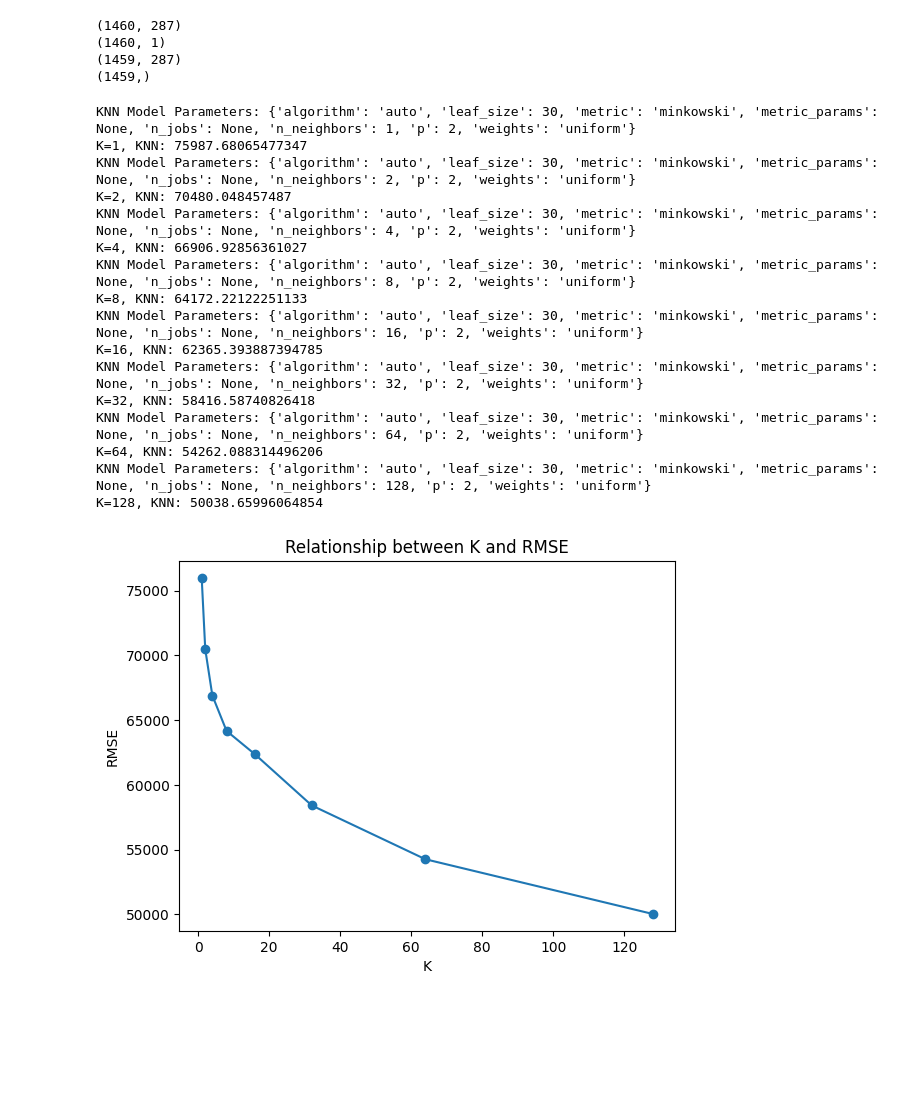
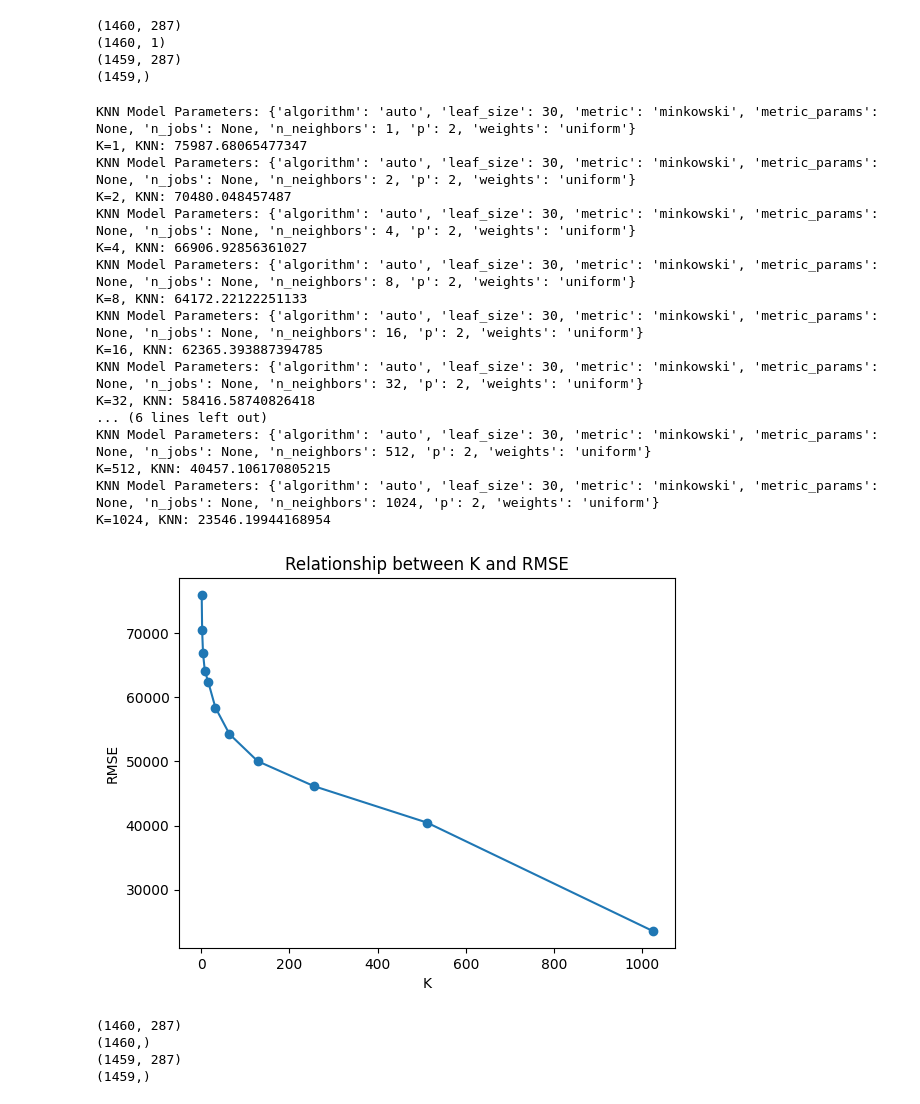
Before and after one commit to noelmrowiec/CS441, a Jupyter notebook: final_project/final_project.ipynb, the cells around one changed output. Saved outputs shown, nothing was run; the diff lists cells and outputs as text; code cells hidden in the pictures; blank space fills up the shorter version.

```diff
--- a/final_project/final_project.ipynb
+++ b/final_project/final_project.ipynb
@@ -140,32 +141,43 @@ train_Y = np.squeeze(train_Y)
 # %%
 K_set = []
 rmse_set = []
-for K in [1, 2, 4, 8, 16, 32, 64, 128]:
+for K in [1, 2, 4, 8, 16, 32, 64, 128, 256, 512, 1024]:
   rmse_KNN, Y_pred_KNN = KNN(train_X, train_Y, test_X, test_Y, K)
   K_set.append(K)
   rmse_set.append(rmse_KNN)
   print(f"K={K}, KNN: {rmse_KNN}")
 
 plt.plot(K_set, rmse_set, marker='o')
 plt.xlabel('K')
 plt.ylabel('RMSE')
 plt.title('Relationship between K and RMSE')
 plt.show()
 # %% [output]
 KNN Model Parameters: {'algorithm': 'auto', 'leaf_size': 30, 'metric': 'minkowski', 'metric_params': None, 'n_jobs': None, 'n_neighbors': 1, 'p': 2, 'weights': 'uniform'}
 K=1, KNN: 75987.68065477347
 KNN Model Parameters: {'algorithm': 'auto', 'leaf_size': 30, 'metric': 'minkowski', 'metric_params': None, 'n_jobs': None, 'n_neighbors': 2, 'p': 2, 'weights': 'uniform'}
 K=2, KNN: 70480.048457487
 KNN Model Parameters: {'algorithm': 'auto', 'leaf_size': 30, 'metric': 'minkowski', 'metric_params': None, 'n_jobs': None, 'n_neighbors': 4, 'p': 2, 'weights': 'uniform'}
 K=4, KNN: 66906.92856361027
 KNN Model Parameters: {'algorithm': 'auto', 'leaf_size': 30, 'metric': 'minkowski', 'metric_params': None, 'n_jobs': None, 'n_neighbors': 8, 'p': 2, 'weights': 'uniform'}
 K=8, KNN: 64172.22122251133
 KNN Model Parameters: {'algorithm': 'auto', 'leaf_size': 30, 'metric': 'minkowski', 'metric_params': None, 'n_jobs': None, 'n_neighbors': 16, 'p': 2, 'weights': 'uniform'}
 K=16, KNN: 62365.393887394785
 KNN Model Parameters: {'algorithm': 'auto', 'leaf_size': 30, 'metric': 'minkowski', 'metric_params': None, 'n_jobs': None, 'n_neighbors': 32, 'p': 2, 'weights': 'uniform'}
 K=32, KNN: 58416.58740826418
-KNN Model Parameters: {'algorithm': 'auto', 'leaf_size': 30, 'metric': 'minkowski', 'metric_params': None, 'n_jobs': None, 'n_neighbors': 64, 'p': 2, 'weights': 'uniform'}
-K=64, KNN: 54262.088314496206
-KNN Model Parameters: {'algorithm': 'auto', 'leaf_size': 30, 'metric': 'minkowski', 'metric_params': None, 'n_jobs': None, 'n_neighbors': 128, 'p': 2, 'weights': 'uniform'}
-K=128, KNN: 50038.65996064854
+... (6 lines left out)
+KNN Model Parameters: {'algorithm': 'auto', 'leaf_size': 30, 'metric': 'minkowski', 'metric_params': None, 'n_jobs': None, 'n_neighbors': 512, 'p': 2, 'weights': 'uniform'}
+K=512, KNN: 40457.106170805215
+KNN Model Parameters: {'algorithm': 'auto', 'leaf_size': 30, 'metric': 'minkowski', 'metric_params': None, 'n_jobs': None, 'n_neighbors': 1024, 'p': 2, 'weights': 'uniform'}
+K=1024, KNN: 23546.19944168954
-[figure, old version]
+[figure, new version]
+# %%
+print(train_X.shape)
+print(train_Y.shape)
+print(test_X.shape)
+print(test_Y.shape)
+# %% [output]
+(1460, 287)
+(1460,)
+(1459, 287)
+(1459,)
```
Also changed, not shown: parts of 5 cells of this notebook.
